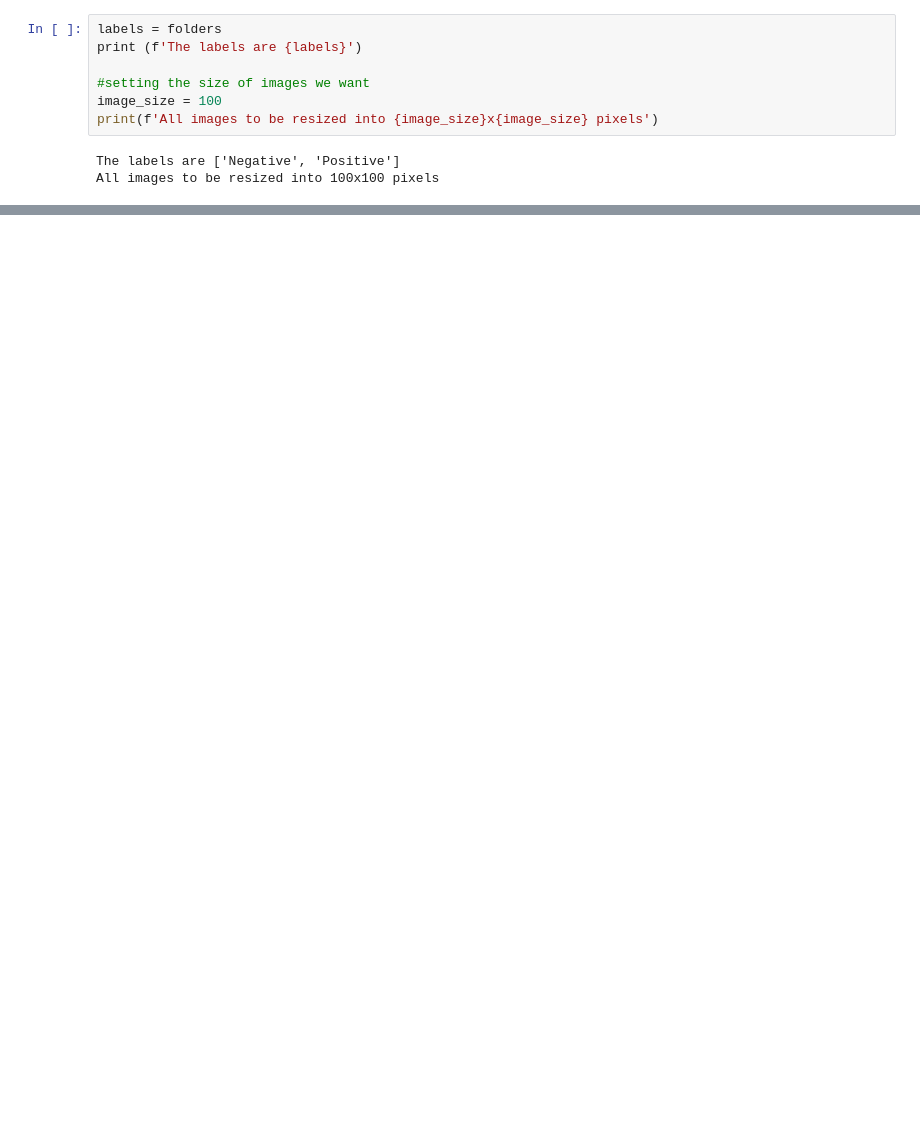
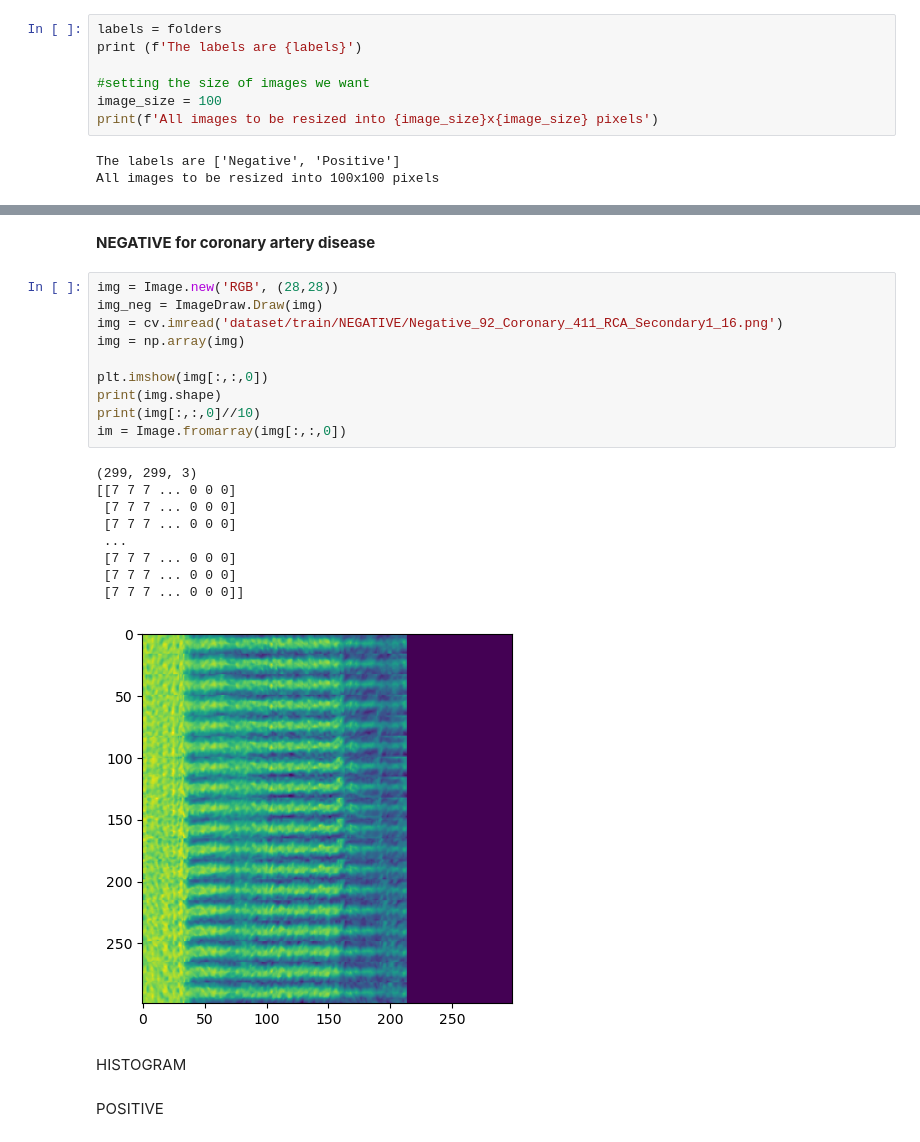
Before and after one commit to leezael/VisIQ, a Jupyter notebook: notebooks/coronary/eda.ipynb, the cells around one changed output, grey strips where cells are left out. Saved outputs shown, nothing was run; the diff lists cells and outputs as text; blank space fills up the shorter version.

```diff
--- a/notebooks/coronary/eda.ipynb
+++ b/notebooks/coronary/eda.ipynb
@@ -188,0 +251,26 @@ Number of POSITIVE images = 2364
+# %% [markdown]
+**NEGATIVE for coronary artery disease**
+# %%
+img = Image.new('RGB', (28,28))
+img_neg = ImageDraw.Draw(img)
+img = cv.imread('dataset/train/NEGATIVE/Negative_92_Coronary_411_RCA_Secondary1_16.png')
+img = np.array(img)
+
+plt.imshow(img[:,:,0])
+print(img.shape)
+print(img[:,:,0]//10)
+im = Image.fromarray(img[:,:,0])
+# %% [output]
+(299, 299, 3)
+[[7 7 7 ... 0 0 0]
+ [7 7 7 ... 0 0 0]
+ [7 7 7 ... 0 0 0]
+ ...
+ [7 7 7 ... 0 0 0]
+ [7 7 7 ... 0 0 0]
+ [7 7 7 ... 0 0 0]]
+[figure, added]
+# %% [markdown]
+HISTOGRAM
+# %% [markdown]
+POSITIVE
```
Also changed, not shown: parts of 23 cells of this notebook.
